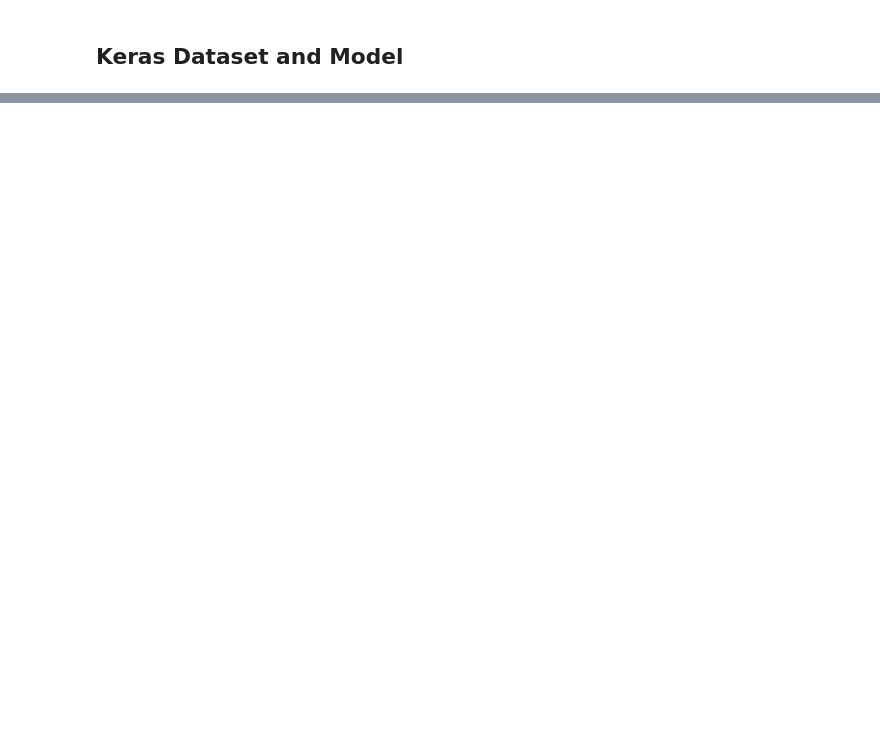
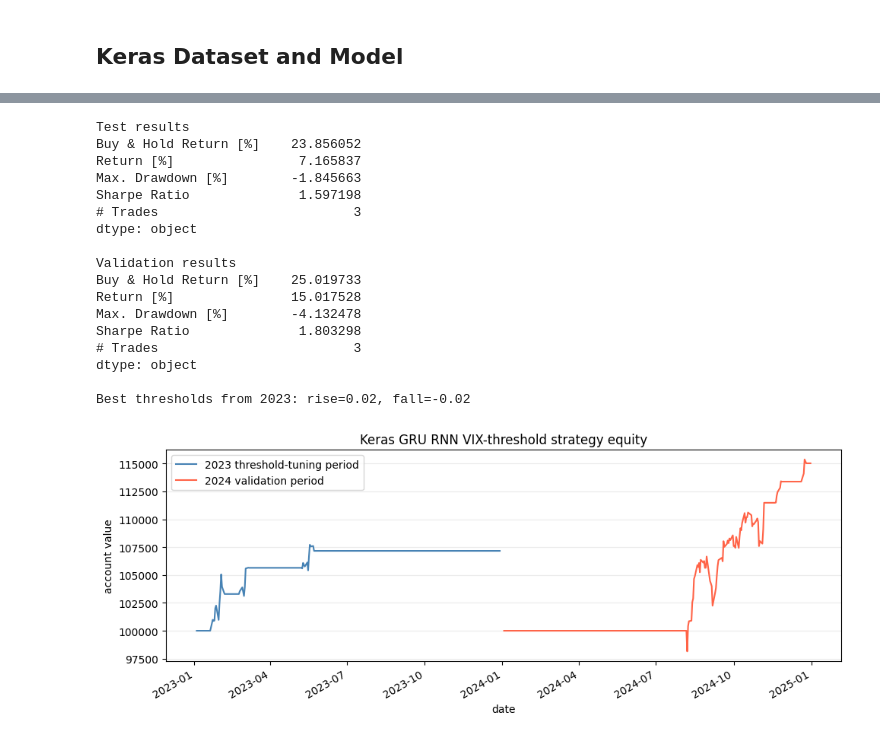
Before and after one commit to amuelrath/vix, a Jupyter notebook: analyses/rnn.ipynb, the cells around one changed output, grey strips where cells are left out. Cells and saved outputs as stored; diff of their text form; code cells hidden in the pictures; blank space fills up the shorter version.

```diff
--- a/analyses/rnn.ipynb
+++ b/analyses/rnn.ipynb
@@ -703,0 +1165,48 @@ Max actual price reconstruction error from cumulative log returns: 0.00000809
+# %%
+rnn_bt_test = Backtest(spx_test, VixPredStrategy, cash=100_000, commission=0, exclusive_orders=True)
+
+rnn_opt, rnn_heatmap = rnn_bt_test.optimize(
+    vix_rise_threshold=[0.005, 0.01, 0.02, 0.03, 0.04, 0.05],
+    vix_fall_threshold=[-0.05, -0.04, -0.03, -0.02, -0.01, -0.005],
+    maximize="Sharpe Ratio",
+    constraint=lambda p: p.vix_fall_threshold < p.vix_rise_threshold,
+    return_heatmap=True,
+)
+
+rnn_best_rise = rnn_opt._strategy.vix_rise_threshold
+rnn_best_fall = rnn_opt._strategy.vix_fall_threshold
+
+rnn_bt_val = Backtest(spx_val, VixPredStrategy, cash=100_000, commission=0, exclusive_orders=True)
+rnn_val_results = rnn_bt_val.run(
+    vix_rise_threshold=rnn_best_rise,
+    vix_fall_threshold=rnn_best_fall,
+)
+
+backtest_metrics = ["Buy & Hold Return [%]", "Return [%]", "Max. Drawdown [%]", "Sharpe Ratio", "# Trades"]
+print("Test results")
+print(rnn_opt[backtest_metrics])
+print("\nValidation results")
+print(rnn_val_results[backtest_metrics])
+print(f"\nBest thresholds from 2023: rise={rnn_best_rise}, fall={rnn_best_fall}")
+
+plot_backtest_equity(rnn_opt, rnn_val_results, MODEL_LABEL)
+rnn_bt_val.plot(plot_equity=False, plot_volume=False, plot_return=False);
+# %% [output]
+Test results
+Buy & Hold Return [%]    23.856052
+Return [%]                7.165837
+Max. Drawdown [%]        -1.845663
+Sharpe Ratio              1.597198
+# Trades                         3
+dtype: object
+
+Validation results
+Buy & Hold Return [%]    25.019733
+Return [%]               15.017528
+Max. Drawdown [%]        -4.132478
+Sharpe Ratio              1.803298
+# Trades                         3
+dtype: object
+
+Best thresholds from 2023: rise=0.02, fall=-0.02
+[figure, added]
```
Also changed, not shown: parts of 24 cells of this notebook, 4 other files.
